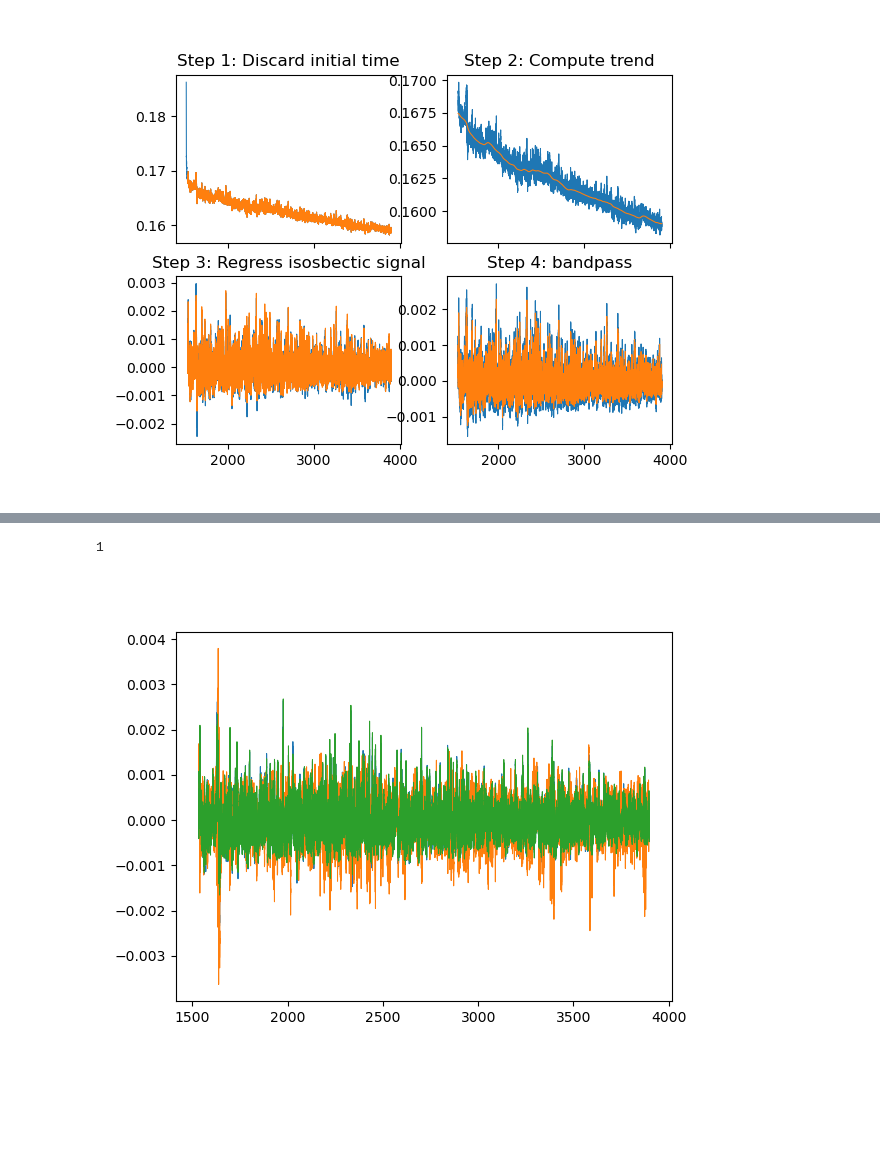
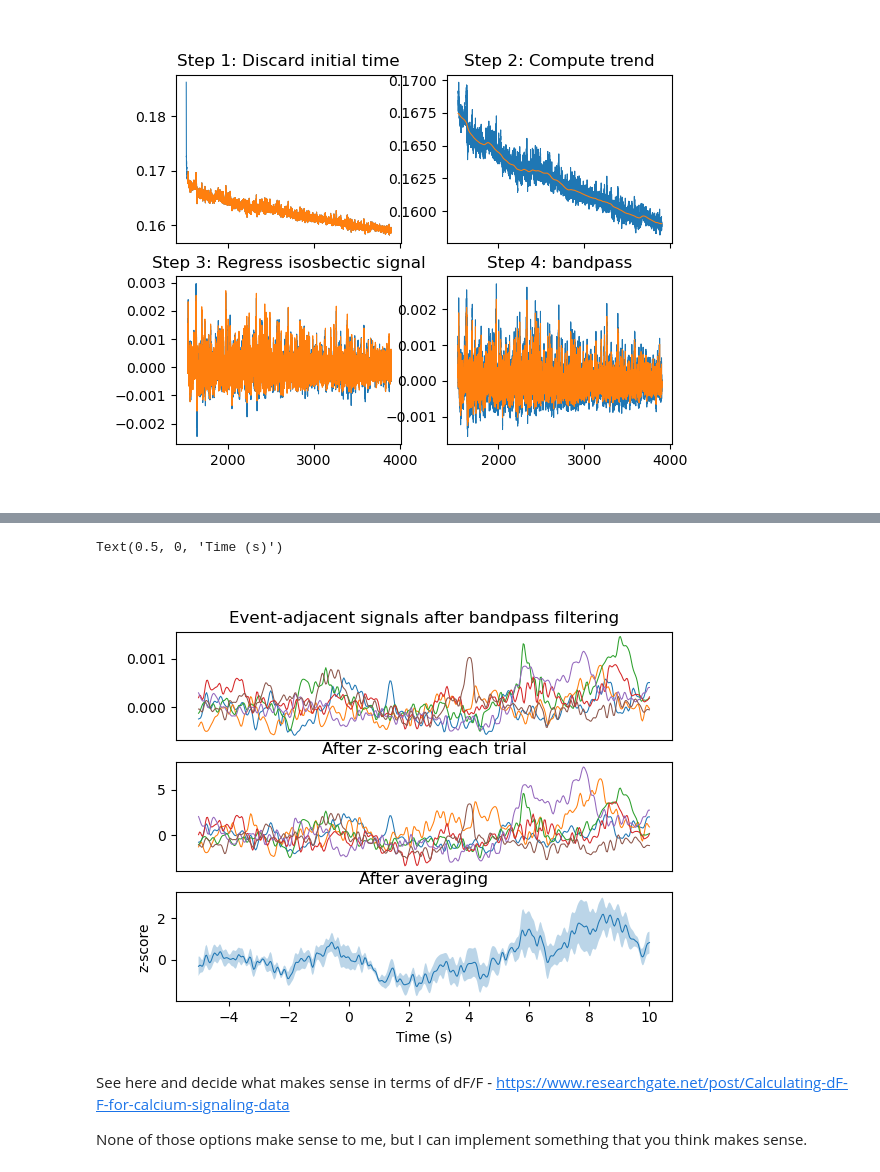
Before and after one commit to praneethnamburi/Photometry_and_Licks_BeyelerLab, a Jupyter notebook: notebooks/lick_analysis.ipynb, the cells around one changed output, grey strips where cells are left out. Drawn from its saved outputs; the diff is of its cells as text; code cells hidden in the pictures; blank space fills up the shorter version.

Commit message:
z-score analysis

```diff
--- a/notebooks/lick_analysis.ipynb
+++ b/notebooks/lick_analysis.ipynb
@@ -99,27 +70,32 @@ array([-6.50711523e-05, -4.26439585e-05, -2.51613581e-05, -1.54812446e-05,
-# %%
-m = d('Mouse10G').GCaMP
-m_ref = d('Mouse10G').isos[m._t0 + p.discard_initial_s:].detrend_airPLS(p.detrend_lambda)
-m_proc = m[m._t0 + p.discard_initial_s:].detrend_airPLS(p.detrend_lambda).bandpass(*p.f_bandpass)
-
-m_ref_proc1 = m_ref[m._t0 + p.discard_initial_s:].detrend_airPLS(p.detrend_lambda)
-m_proc1 = m[m._t0 + p.discard_initial_s:].detrend_airPLS(p.detrend_lambda)
-
-from sklearn.linear_model import LinearRegression
-reg = LinearRegression().fit(m_ref_proc1().reshape(-1, 1), m_proc1())
-pred_with_iso = reg.coef_[0]*m_ref_proc1() + reg.intercept_
-m_proc1_reg = m_proc1._clone(m_proc1() - pred_with_iso, ('Regressed with reference', m_ref_proc1))
-
-
-# plt.figure()
-# plt.plot(m_proc1.t, m_proc1())
-# plt.plot(m_proc1.t, reg.predict(m_proc1.t.reshape(-1, 1)))
-
-plt.figure()
-plt.plot(m_proc1.t, m_proc1())
-plt.plot(m_proc1.t, m_ref_proc1())
-plt.plot(m_proc1_reg.t, m_proc1_reg())
-
-m_proc1().ndim
-# %% [output]
-1
-[figure, removed]
+# %%
+m_lickstart = d('Mouse10G').lick_times
+events = tuple(m_lickstart.bout_start())
+event_signals = sampled.Siglets(m_proc, events, window=(-5., 10.)) # set event window here (including baseline)
+baseline_signals = sampled.Siglets(m_proc, events, window=(-5., 0.)) # set baseline window here
+baseline_mean = np.mean(baseline_signals(), axis=1)
+baseline_std = np.std(baseline_signals(), axis=1)
+event_signals_z = (event_signals().T - baseline_mean)/baseline_std
+
+_, ax = plt.subplots(3, 1)
+ax[0].plot(event_signals.window.t, event_signals().T) # after bandpass
+ax[0].set_title('Event-adjacent signals after bandpass filtering')
+ax[0].get_xaxis().set_visible(False)
+ax[1].plot(event_signals.window.t, event_signals_z) # z-scored signals
+ax[1].get_xaxis().set_visible(False)
+ax[1].set_title('After z-scoring each trial')
+
+mu = np.mean(event_signals_z, axis=1)
+sem = np.std(event_signals_z, axis=1)/np.sqrt(event_signals.n())
+ax[2].plot(event_signals.window.t, mu) # mean of z-scored signals
+ax[2].fill_between(event_signals.window.t, mu-sem, mu+sem, alpha=0.3) # standard error of the mean
+ax[2].set_title('After averaging')
+ax[2].set_ylabel('z-score')
+ax[2].set_xlabel('Time (s)')
+# %% [output]
+Text(0.5, 0, 'Time (s)')
+[figure, added]
+# %% [markdown]
+See here and decide what makes sense in terms of dF/F -
+https://www.researchgate.net/post/Calculating-dF-F-for-calcium-signaling-data
+
+None of those options make sense to me, but I can implement something that you think makes sense.
```
Also changed, not shown: parts of 4 cells of this notebook.
